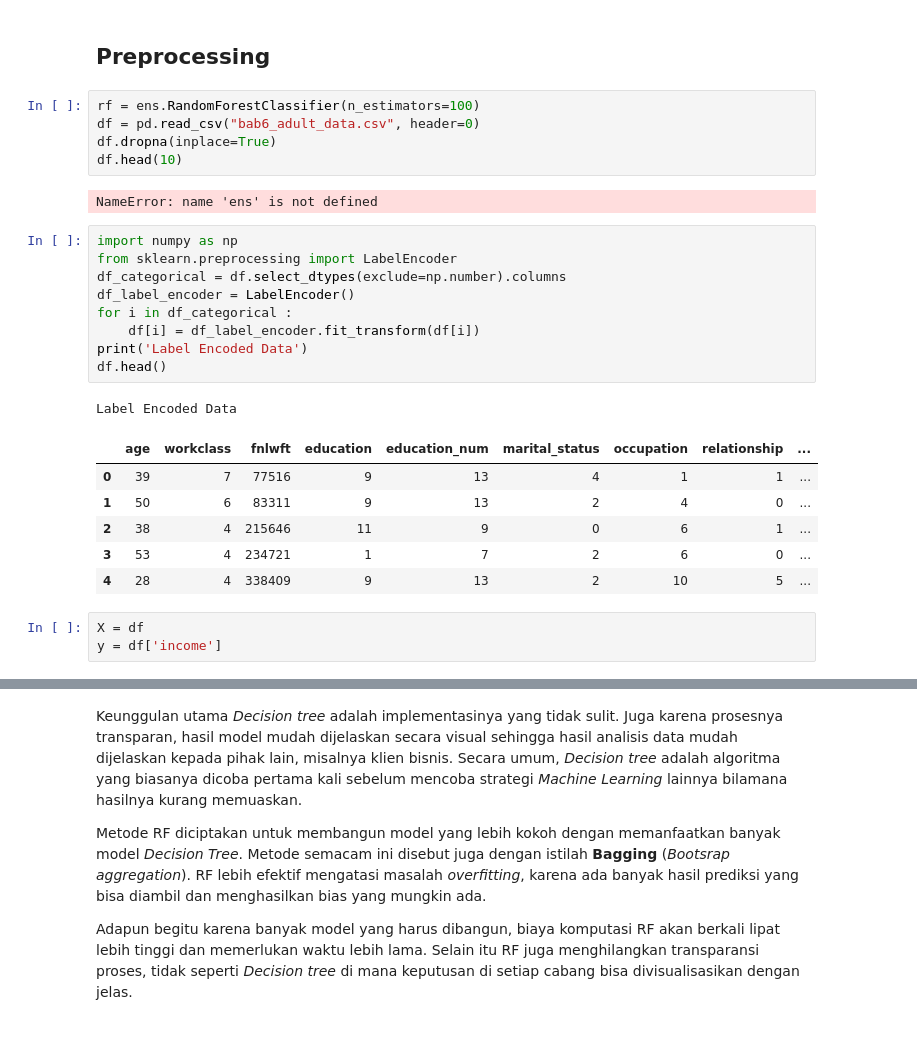
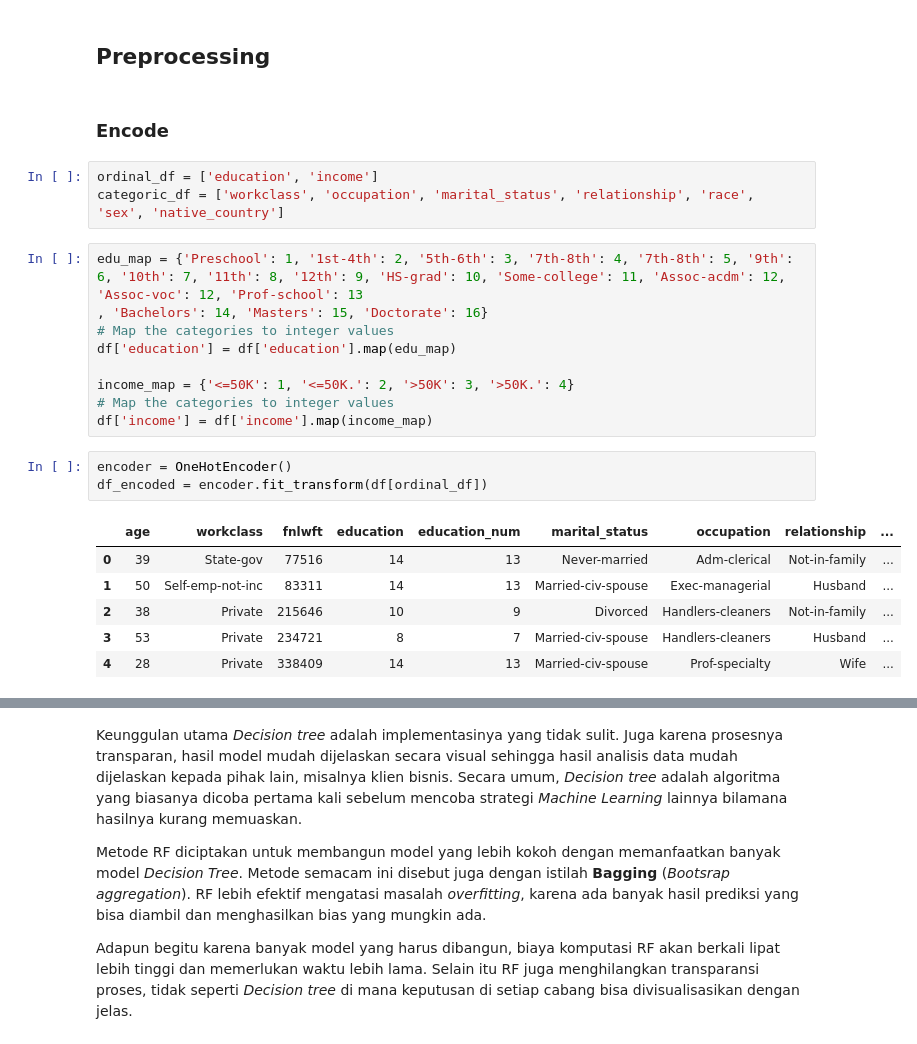
Before and after one commit to zeinhasan/Introduction-to-Data-Mining-Course-Material, a Jupyter notebook: Week 10/Pertemuan 10 Classification Random Forest .ipynb, the cells around one changed output, grey strips where cells are left out. Saved outputs shown, nothing was run; the diff lists cells and outputs as text.

```diff
--- a/Week 10/Pertemuan 10 Classification Random Forest .ipynb
+++ b/Week 10/Pertemuan 10 Classification Random Forest .ipynb
@@ -207,29 +168,26 @@ Name: income, dtype: int64
 # %% [markdown]
 ## Preprocessing
-# %%
-rf = ens.RandomForestClassifier(n_estimators=100)
-df = pd.read_csv("bab6_adult_data.csv", header=0)
-df.dropna(inplace=True)
-df.head(10)
-# %% [output]
-NameError: name 'ens' is not defined
-# %%
-import numpy as np
-from sklearn.preprocessing import LabelEncoder
-df_categorical = df.select_dtypes(exclude=np.number).columns
-df_label_encoder = LabelEncoder()
-for i in df_categorical :
-    df[i] = df_label_encoder.fit_transform(df[i])
-print('Label Encoded Data')
-df.head()
-# %% [output]
-Label Encoded Data
-|  | age | workclass | fnlwft | education | education_num | marital_status | occupation | relationship | ... |
-| 0 | 39 | 7 | 77516 | 9 | 13 | 4 | 1 | 1 | ... |
-| 1 | 50 | 6 | 83311 | 9 | 13 | 2 | 4 | 0 | ... |
-| 2 | 38 | 4 | 215646 | 11 | 9 | 0 | 6 | 1 | ... |
-| 3 | 53 | 4 | 234721 | 1 | 7 | 2 | 6 | 0 | ... |
-| 4 | 28 | 4 | 338409 | 9 | 13 | 2 | 10 | 5 | ... |
-# %%
-X = df
-y = df['income']
+# %% [markdown]
+### Encode
+# %%
+ordinal_df = ['education', 'income']
+categoric_df = ['workclass', 'occupation', 'marital_status', 'relationship', 'race', 'sex', 'native_country']
+# %%
+edu_map = {'Preschool': 1, '1st-4th': 2, '5th-6th': 3, '7th-8th': 4, '7th-8th': 5, '9th': 6, '10th': 7, '11th': 8, '12th': 9, 'HS-grad': 10, 'Some-college': 11, 'Assoc-acdm': 12, 'Assoc-voc': 12, 'Prof-school': 13
+, 'Bachelors': 14, 'Masters': 15, 'Doctorate': 16}
+# Map the categories to integer values
+df['education'] = df['education'].map(edu_map)
+
+income_map = {'<=50K': 1, '<=50K.': 2, '>50K': 3, '>50K.': 4}
+# Map the categories to integer values
+df['income'] = df['income'].map(income_map)
+# %%
+encoder = OneHotEncoder()
+df_encoded = encoder.fit_transform(df[ordinal_df])
+# %% [output]
+|  | age | workclass | fnlwft | education | education_num | marital_status | occupation | relationship | ... |
+| 0 | 39 | State-gov | 77516 | 14 | 13 | Never-married | Adm-clerical | Not-in-family | ... |
+| 1 | 50 | Self-emp-not-inc | 83311 | 14 | 13 | Married-civ-spouse | Exec-managerial | Husband | ... |
+| 2 | 38 | Private | 215646 | 10 | 9 | Divorced | Handlers-cleaners | Not-in-family | ... |
+| 3 | 53 | Private | 234721 | 8 | 7 | Married-civ-spouse | Handlers-cleaners | Husband | ... |
+| 4 | 28 | Private | 338409 | 14 | 13 | Married-civ-spouse | Prof-specialty | Wife | ... |
```
Also changed, not shown: parts of 17 cells of this notebook, 1 other file.
